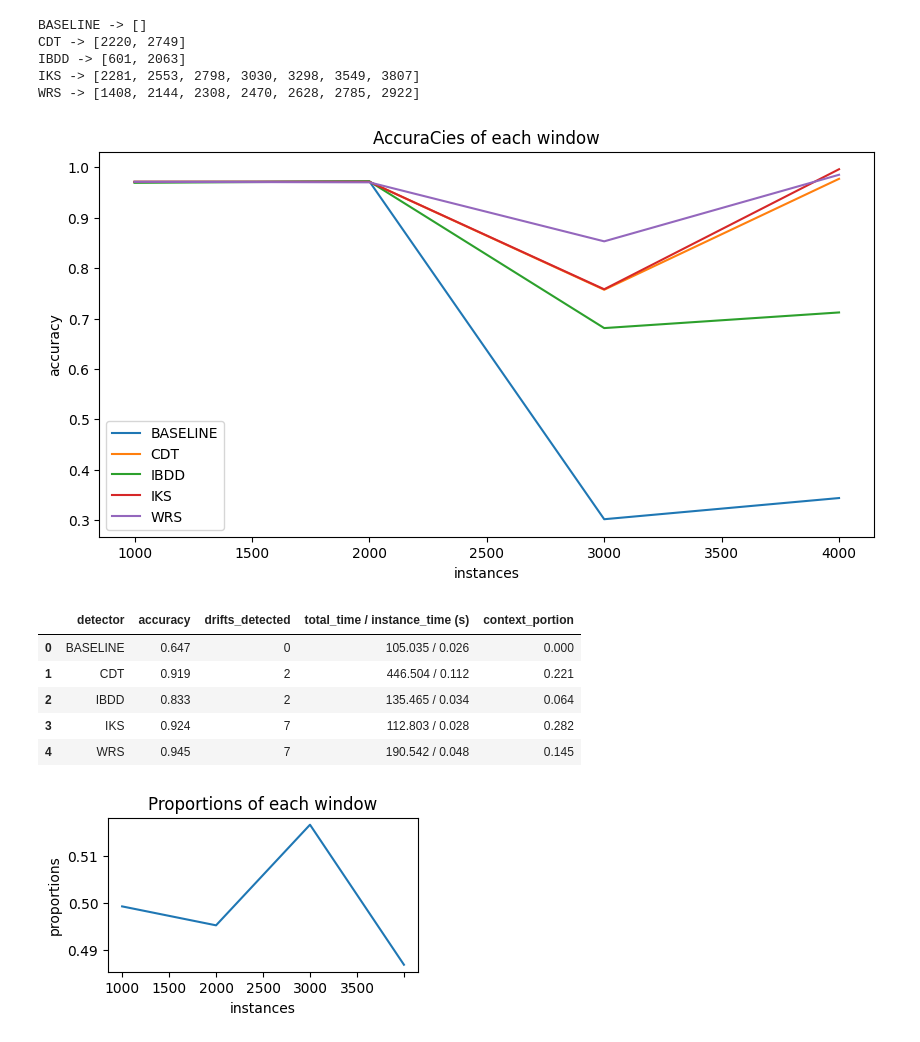
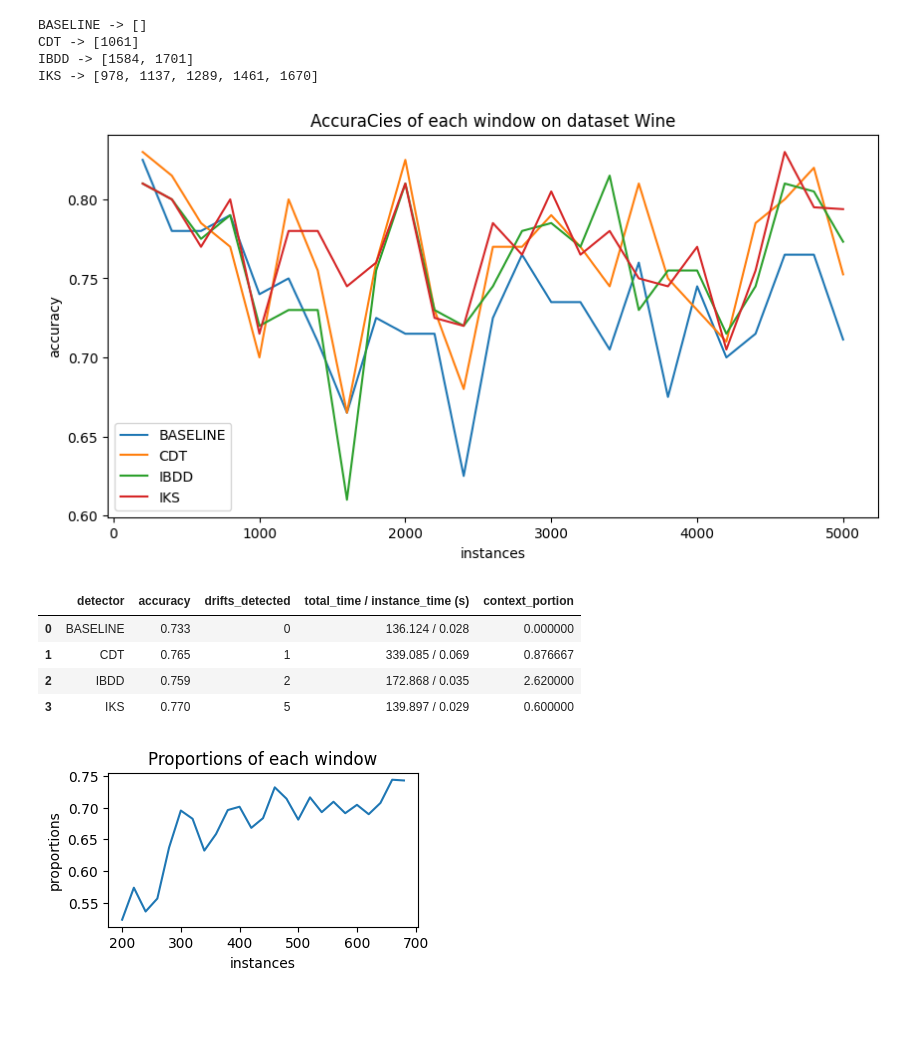
Before and after one commit to luizfernandolj/CDT, a Jupyter notebook: analysis.ipynb, the cells around one changed output. Drawn from its saved outputs; the diff is of its cells as text; code cells hidden in the pictures; blank space fills up the shorter version.

```diff
--- a/analysis.ipynb
+++ b/analysis.ipynb
@@ -7,8 +7,8 @@ import seaborn as sns
 import matplotlib.pyplot as plt
 from sklearn.metrics import accuracy_score
 # %%
-window_size = 1000
-dataset_chosen = "AedesSex"
+window_size = 300
+dataset_chosen = "Wine"
 detectors = ["CDT", "IBDD", "IKS", "WRS", "BASELINE"]
 # %%
 dataset_test = pd.read_csv(f"datasets/test/{dataset_chosen}.test.csv")
@@ -34,49 +34,47 @@ plt.figure(figsize=(10,5))
 for file in os.listdir(f"results/"):
     dataset, detector = file.split("_")
     if dataset == dataset_chosen:
         with open(f"results/{file}", "r") as f:
             d = json.load(f)
             if isinstance(d, dict):
                 drifts_detected, drifts_detected_at, time, context_portion, classification = d.values()
 
                 print(f"{detector.split('.')[0]} -> {drifts_detected_at}")
                 final_acc = plot_accuracy(classification, [])
                 plt.plot(np.arange(int(window_size), len(dataset_test)+window_size, int(window_size)),
                          final_acc,
                          label=detector.split('.')[0])
 
 
                 detector_info["detector"].append(detector.split(".")[0])
                 detector_info["accuracy"].append(np.round(np.mean(final_acc), 3))
                 detector_info["drifts_detected"].append(drifts_detected)
                 detector_info["total_time / instance_time (s)"].append(f"{time} / {round(time/len(dataset_test), 3)}")
                 detector_info["context_portion"].append(context_portion)
 
             else:
                 proportions = d
                 final_prop = plot_proportions(proportions, [])
-plt.title("AccuraCies of each window")
+plt.title(f"AccuraCies of each window on dataset {dataset_chosen}")
 plt.xlabel("instances")
 plt.ylabel("accuracy")
 plt.legend()
 plt.show()
 # %% [output]
 BASELINE -> []
-CDT -> [2220, 2749]
-IBDD -> [601, 2063]
-IKS -> [2281, 2553, 2798, 3030, 3298, 3549, 3807]
-WRS -> [1408, 2144, 2308, 2470, 2628, 2785, 2922]
+CDT -> [1061]
+IBDD -> [1584, 1701]
+IKS -> [978, 1137, 1289, 1461, 1670]
-[figure, old version]
+[figure, new version]
 # %%
 df = pd.DataFrame(detector_info)
 df
 # %% [output]
 |  | detector | accuracy | drifts_detected | total_time / instance_time (s) | context_portion |
-| 0 | BASELINE | 0.647 | 0 | 105.035 / 0.026 | 0.000 |
-| 1 | CDT | 0.919 | 2 | 446.504 / 0.112 | 0.221 |
-| 2 | IBDD | 0.833 | 2 | 135.465 / 0.034 | 0.064 |
-| 3 | IKS | 0.924 | 7 | 112.803 / 0.028 | 0.282 |
-| 4 | WRS | 0.945 | 7 | 190.542 / 0.048 | 0.145 |
+| 0 | BASELINE | 0.733 | 0 | 136.124 / 0.028 | 0.000000 |
+| 1 | CDT | 0.765 | 1 | 339.085 / 0.069 | 0.876667 |
+| 2 | IBDD | 0.759 | 2 | 172.868 / 0.035 | 2.620000 |
+| 3 | IKS | 0.770 | 5 | 139.897 / 0.029 | 0.600000 |
 # %%
 plt.figure(figsize=(4, 2))
 prop = sns.lineplot(final_prop)
@@ -86,4 +84,4 @@ prop.set_ylabel("proportions")
 prop.set_xticklabels(np.arange(int(window_size/2), len(dataset_test), int(window_size/2)))
 plt.show()
 # %% [output]
-[figure, old version]
+[figure, new version]
```
Also changed, not shown: 43 other files.
